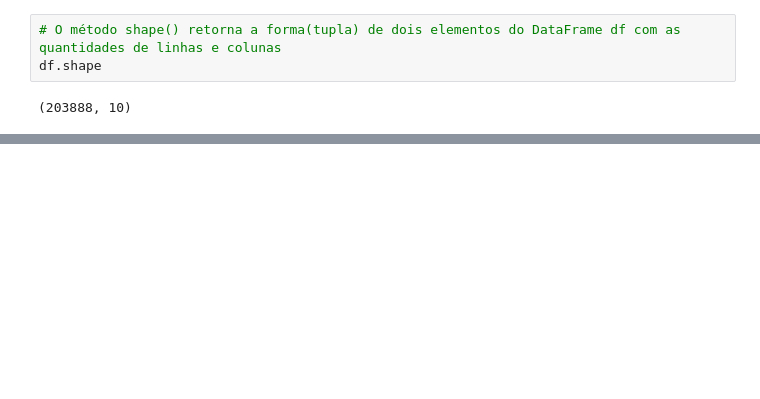
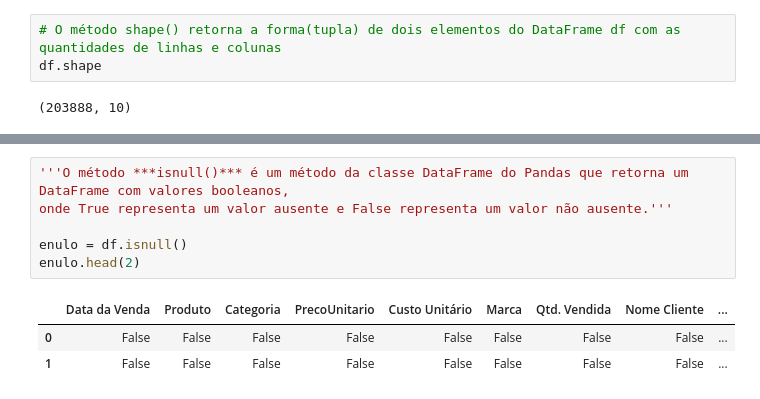
Before and after one commit to Romilsonlonan/ecommerce, a Jupyter notebook: ecommerce.ipynb, the cells around one changed output, grey strips where cells are left out. Saved outputs shown, nothing was run; the diff lists cells and outputs as text; blank space fills up the shorter version.

```diff
--- a/ecommerce.ipynb
+++ b/ecommerce.ipynb
@@ -73,0 +102,10 @@ memory usage: 15.6+ MB
+# %%
+'''O método ***isnull()*** é um método da classe DataFrame do Pandas que retorna um DataFrame com valores booleanos,
+onde True representa um valor ausente e False representa um valor não ausente.'''
+
+enulo = df.isnull()
+enulo.head(2)
+# %% [output]
+|  | Data da Venda | Produto | Categoria | PrecoUnitario | Custo Unitário | Marca | Qtd. Vendida | Nome Cliente | ... |
+| 0 | False | False | False | False | False | False | False | False | ... |
+| 1 | False | False | False | False | False | False | False | False | ... |
```
Also changed, not shown: parts of 8 cells of this notebook.
